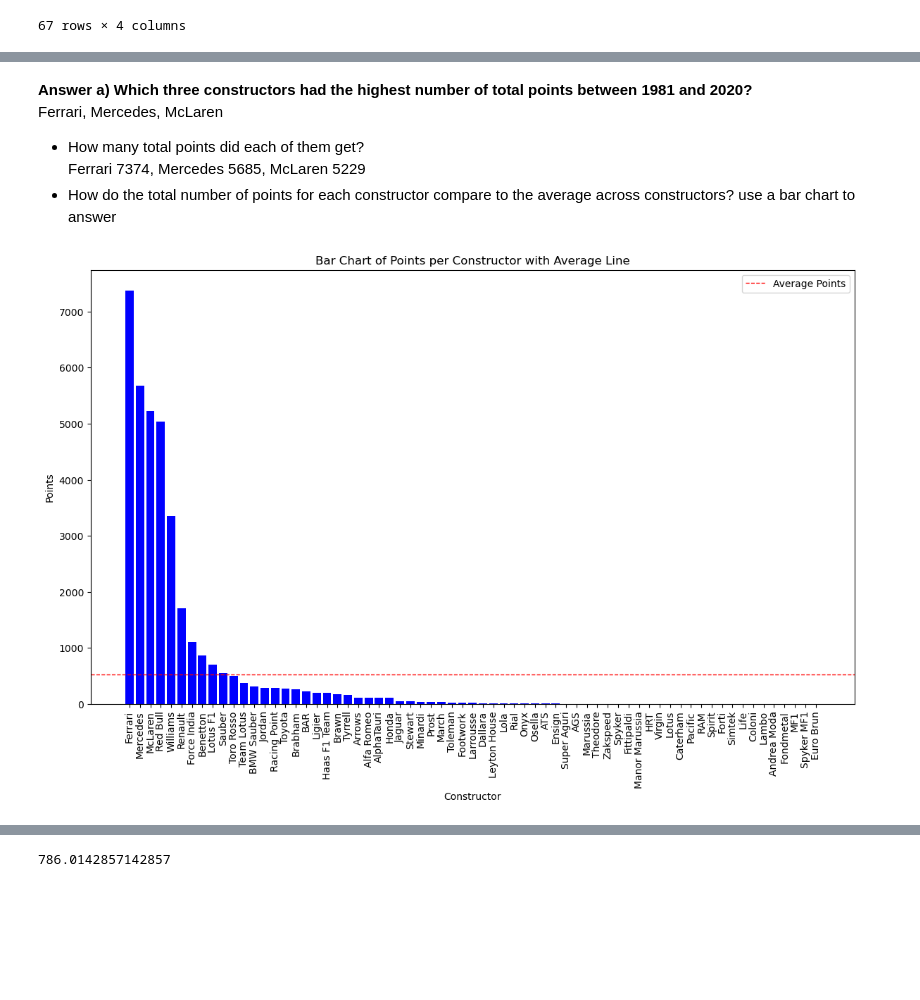
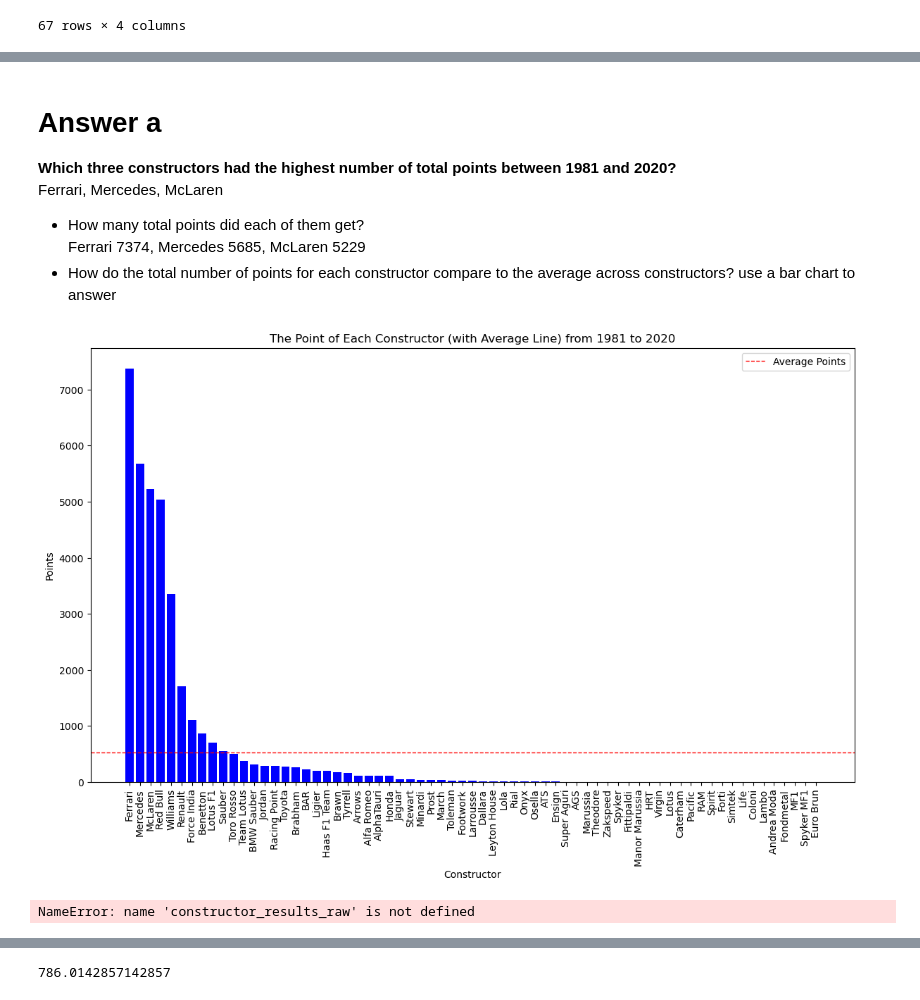
Before and after one commit to cyberAcaleph/qtm530fall2024, a Jupyter notebook: Lecture 03/homework3.ipynb, the cells around one changed output, grey strips where cells are left out. Saved outputs shown, nothing was run; the diff lists cells and outputs as text; code cells hidden in the pictures; blank space fills up the shorter version.

Commit message:
exercise3draft save

```diff
--- a/Lecture 03/homework3.ipynb
+++ b/Lecture 03/homework3.ipynb
@@ -142,5 +289,6 @@ constructor_name_point_from_1981_to_2020
 # %% [markdown]
-**Answer a) Which three constructors had the highest number of total points between 1981 and 2020?**
+# Answer a
+**Which three constructors had the highest number of total points between 1981 and 2020?**
 Ferrari, Mercedes, McLaren
 - How many total points did each of them get?
 Ferrari 7374, Mercedes 5685, McLaren 5229
@@ -149,22 +297,30 @@ use a bar chart to answer
 # %%
 import matplotlib.pyplot as plt
 
 plt.figure(figsize=(14, 8))
 
 plt.bar(constructor_name_point_from_1981_to_2020['constructor_name'], constructor_name_point_from_1981_to_2020['points'], color='blue')
 
 # an average line across the chart
 plt.axhline(constructor_name_point_from_1981_to_2020['average_points'].mean(), color='red', linestyle='dashed', linewidth=1, label='Average Points')
 
 # titles of the chart
 plt.xlabel('Constructor')
 plt.ylabel('Points')
-plt.title('Bar Chart of Points per Constructor with Average Line')
+plt.title('The Point of Each Constructor (with Average Line) from 1981 to 2020')
 plt.xticks(rotation=90)  # rotate x-axis labels to avoid overlap
 plt.legend()
 
 
 plt.show()
 # %% [output]
-[figure, old version]
+[figure, new version]
+# %%
+constructor_results_from_1981_to_2020 = pd.merge(constructor_results_raw,# each constructor's points
+                                                 race_information_from_1981_to_2020[["raceId","year"]],# here is race id from 1981 to 2020
+                                                 on = "raceId",
+                                                 how = "left")#save all the race result from 1981 to 2020
+constructor_results_from_1981_to_2020
+# %% [output]
+NameError: name 'constructor_results_raw' is not defined
 # %% [markdown]
```
Also changed, not shown: parts of 34 cells of this notebook, 2 other files.
